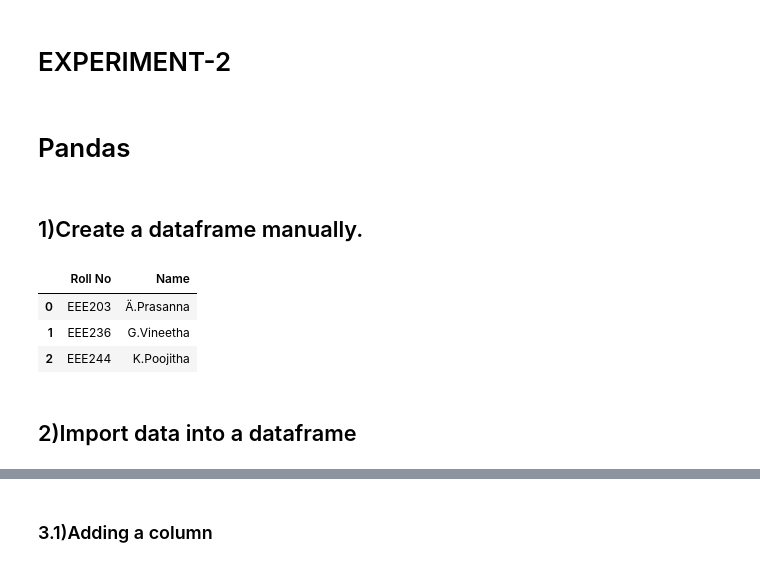
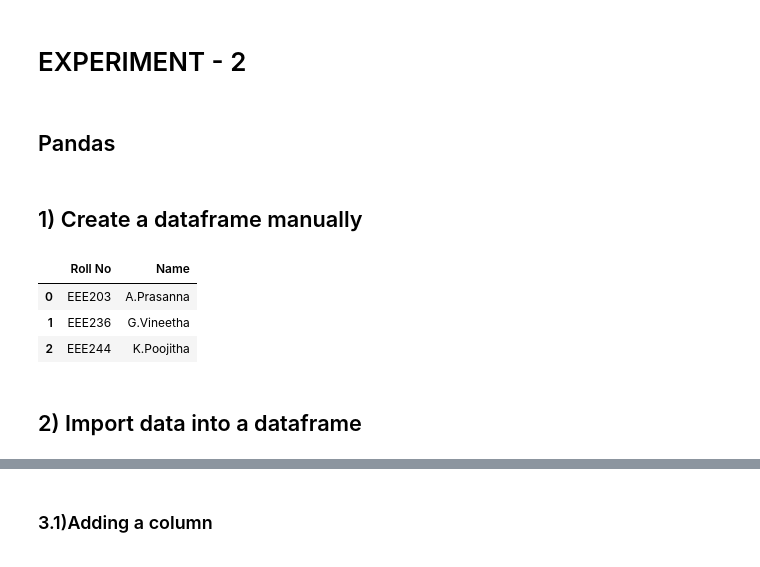
Before and after one commit to 19PA1A0236/AI-lab, a Jupyter notebook: EXPERIMENT_2.ipynb, the cells around one changed output, grey strips where cells are left out. Saved outputs shown, nothing was run; the diff lists cells and outputs as text; code cells hidden in the pictures.

```diff
--- a/EXPERIMENT_2.ipynb
+++ b/EXPERIMENT_2.ipynb
@@ -1,23 +1,23 @@
 # %% [markdown]
 <a href="https://colab.research.google.com/github/19PA1A0236/AI-lab/blob/master/EXPERIMENT_2.ipynb" target="_parent"><img src="https://colab.research.google.com/assets/colab-badge.svg" alt="Open In Colab"/></a>
 # %% [markdown]
-# EXPERIMENT-2
+# EXPERIMENT - 2
 # %% [markdown]
-# Pandas
+## Pandas
 # %%
 import pandas as pd
 import numpy as np
 # %% [markdown]
-## 1)Create a dataframe manually.
+## 1) Create a dataframe manually
 # %%
-df=pd.DataFrame({"Roll No":["EEE203","EEE236","EEE244"],"Name":["Ä.Prasanna","G.Vineetha","K.Poojitha"]})
+df=pd.DataFrame({"Roll No":["EEE203","EEE236","EEE244"],"Name":["A.Prasanna","G.Vineetha","K.Poojitha"]})
 df
 # %% [output]
 |  | Roll No | Name |
-| 0 | EEE203 | Ä.Prasanna |
+| 0 | EEE203 | A.Prasanna |
 | 1 | EEE236 | G.Vineetha |
 | 2 | EEE244 | K.Poojitha |
 # %% [markdown]
-## 2)Import data into a dataframe
+## 2)  Import data into a dataframe
 # %%
 df=pd.read_csv("students_placement_data.csv")
```
Also changed, not shown: parts of 11 cells of this notebook.
